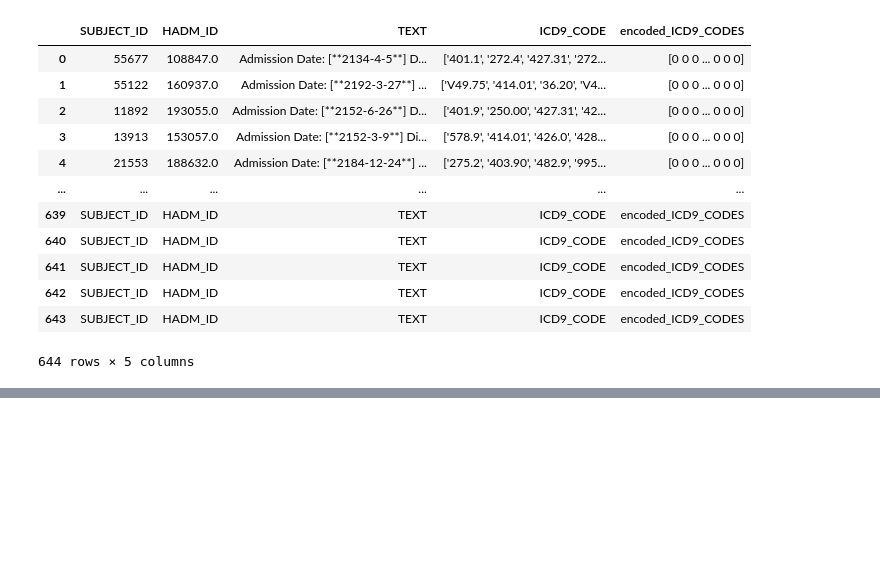
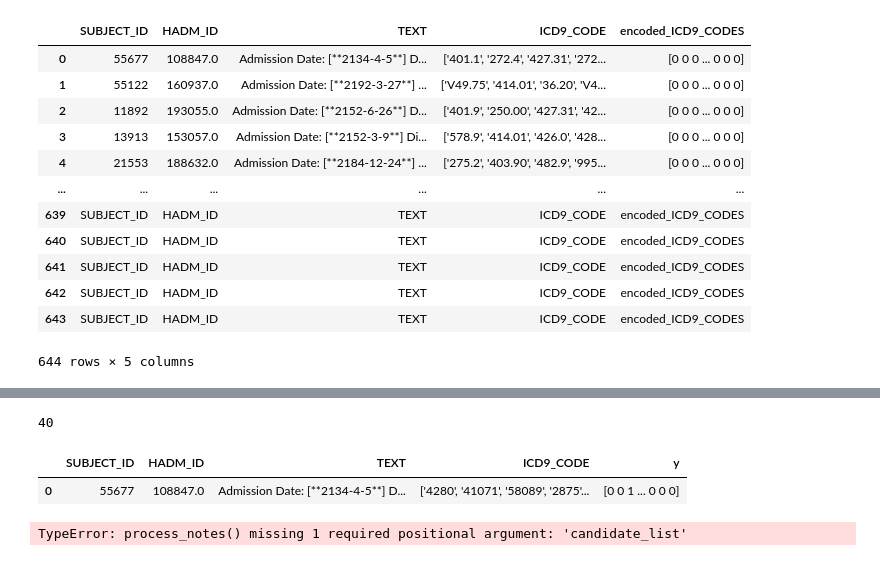
Before and after one commit to harsheet35/ICD-Coding, a Jupyter notebook: visualisation.ipynb, the cells around one changed output, grey strips where cells are left out. Drawn from its saved outputs; the diff is of its cells as text; code cells hidden in the pictures; blank space fills up the shorter version.

```diff
--- a/visualisation.ipynb
+++ b/visualisation.ipynb
@@ -817,0 +912,14 @@ sr
+# %%
+print(len(processed))
+# %% [output]
+40
+# %%
+data = train_df.iloc[0:1]
+data.head()
+# %% [output]
+|  | SUBJECT_ID | HADM_ID | TEXT | ICD9_CODE | y |
+| 0 | 55677 | 108847.0 | Admission Date: [**2134-4-5**] D... | ['4280', '41071', '58089', '2875'... | [0 0 1 ... 0 0 0] |
+# %%
+results, _ = process_notes(data=data)
+# %% [output]
+TypeError: process_notes() missing 1 required positional argument: 'candidate_list'
```
Also changed, not shown: parts of 9 cells of this notebook, 3 other files.
